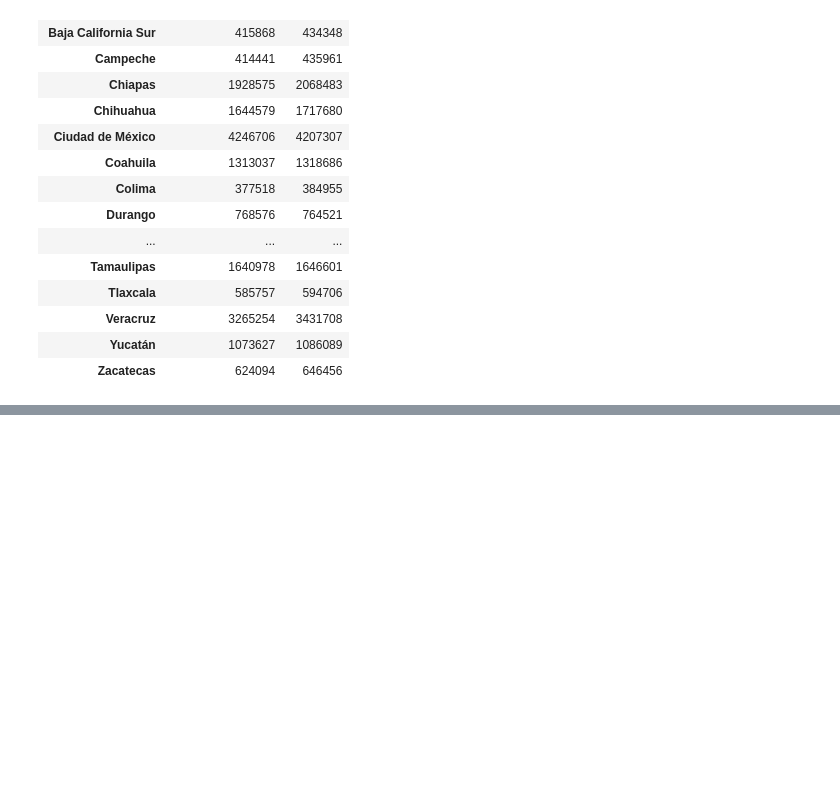
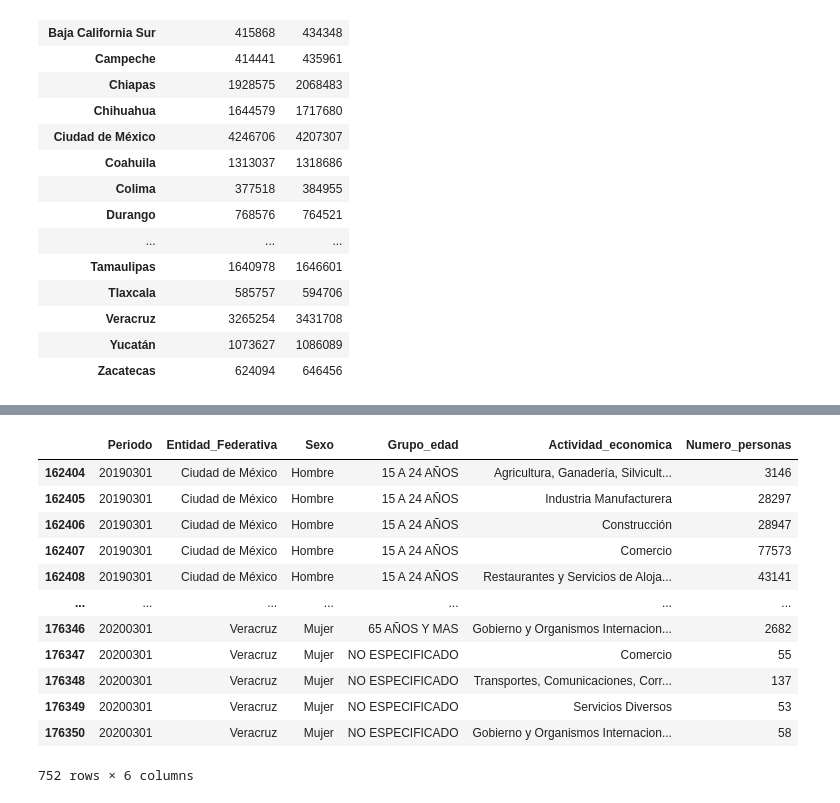
Before and after one commit to magtrejo/Proyecto-Beu, a Jupyter notebook: Ocupacion_x_actividad.ipynb, the cells around one changed output, grey strips where cells are left out. Drawn from its saved outputs; the diff is of its cells as text; code cells hidden in the pictures; blank space fills up the shorter version.

```diff
--- a/Ocupacion_x_actividad.ipynb
+++ b/Ocupacion_x_actividad.ipynb
@@ -209,2 +210,21 @@ Series([], Name: Numero_personas, dtype: int64)
+# %%
+# Se filtran las Entidades con Mayor Población Ocupada
+df_periodos_edos = df_periodos[df_periodos['Entidad_Federativa'].isin(['Estado de México','Ciudad de México','Jalisco','Veracruz'])]
+#df_periodos_gr = df_grouped[df_grouped['sport'].isin(['Basketball', 'Volleyball', 'Football', 'Baseball'])]
+df_periodos_edos
+# %% [output]
+|  | Periodo | Entidad_Federativa | Sexo | Grupo_edad | Actividad_economica | Numero_personas |
+| 162404 | 20190301 | Ciudad de México | Hombre | 15 A 24 AÑOS | Agricultura, Ganadería, Silvicult... | 3146 |
+| 162405 | 20190301 | Ciudad de México | Hombre | 15 A 24 AÑOS | Industria Manufacturera | 28297 |
+| 162406 | 20190301 | Ciudad de México | Hombre | 15 A 24 AÑOS | Construcción | 28947 |
+| 162407 | 20190301 | Ciudad de México | Hombre | 15 A 24 AÑOS | Comercio | 77573 |
+| 162408 | 20190301 | Ciudad de México | Hombre | 15 A 24 AÑOS | Restaurantes y Servicios de Aloja... | 43141 |
+| ... | ... | ... | ... | ... | ... | ... |
+| 176346 | 20200301 | Veracruz | Mujer | 65 AÑOS Y MAS | Gobierno y Organismos Internacion... | 2682 |
+| 176347 | 20200301 | Veracruz | Mujer | NO ESPECIFICADO | Comercio | 55 |
+| 176348 | 20200301 | Veracruz | Mujer | NO ESPECIFICADO | Transportes, Comunicaciones, Corr... | 137 |
+| 176349 | 20200301 | Veracruz | Mujer | NO ESPECIFICADO | Servicios Diversos | 53 |
+| 176350 | 20200301 | Veracruz | Mujer | NO ESPECIFICADO | Gobierno y Organismos Internacion... | 58 |
+752 rows × 6 columns
 # %%
 # Se obtienen las Actividades que tuvieron mayor variación
```
Also changed, not shown: parts of 12 cells of this notebook.
